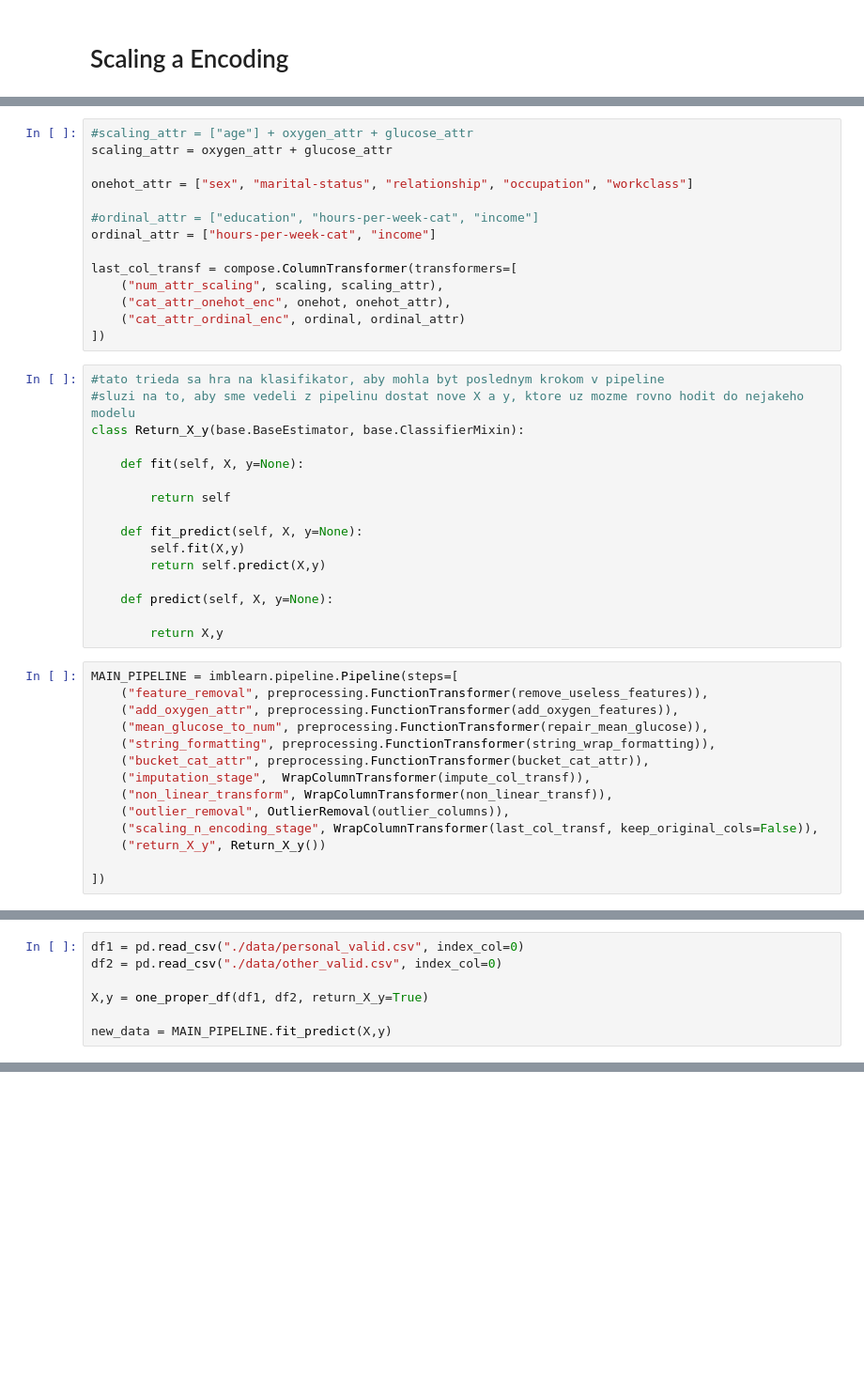
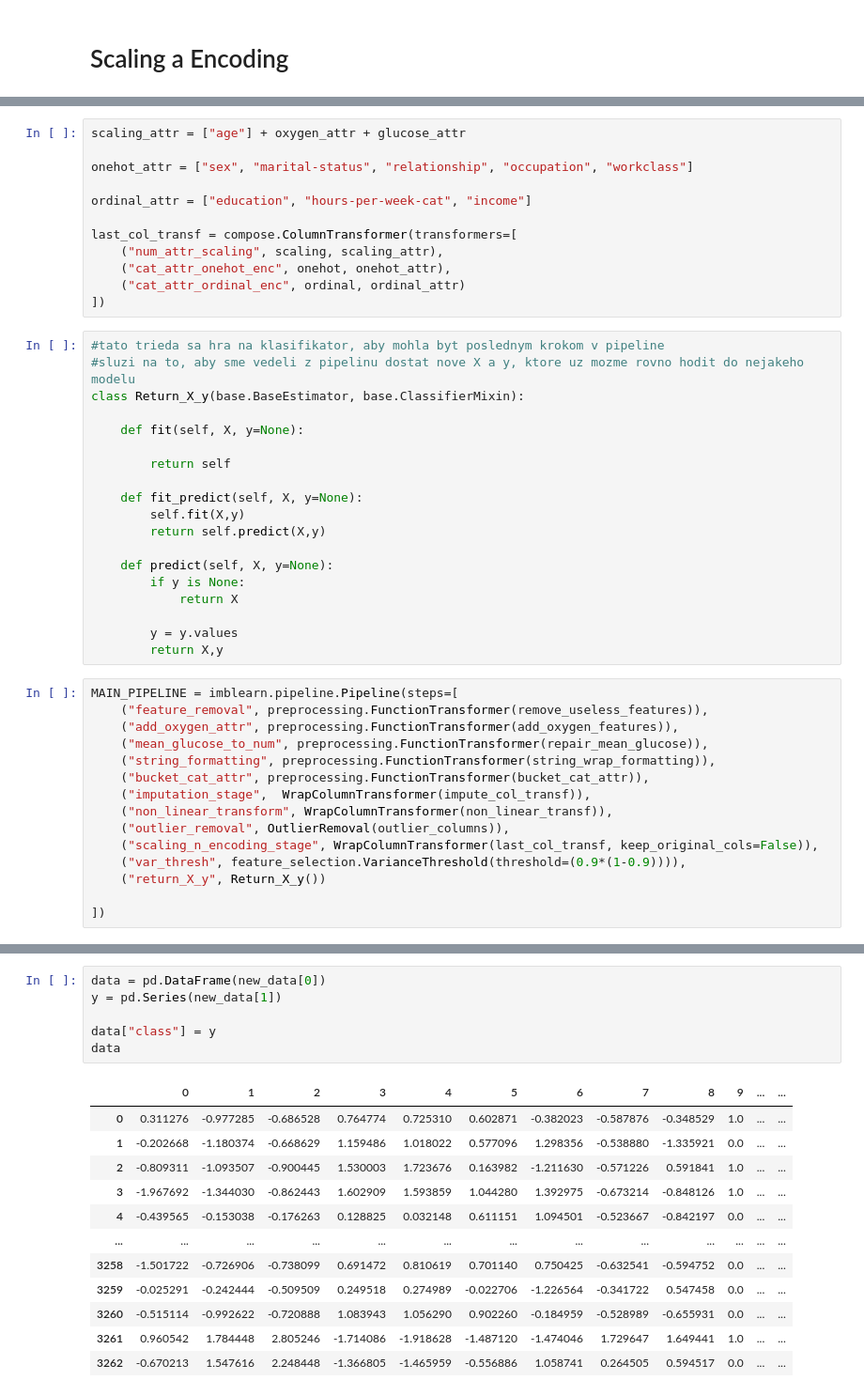
Before and after one commit to MakoHnat/IAU, a Jupyter notebook: Pipeline.ipynb, the cells around one changed output, grey strips where cells are left out. Shown at 94% size. Cells and saved outputs as stored; diff of their text form; blank space fills up the shorter version.

Commit message:
Dokonceny pipeline, este nie su tam obkecy

```diff
--- a/Pipeline.ipynb
+++ b/Pipeline.ipynb
@@ -616,13 +576,11 @@ ordinal = pipeline.Pipeline(steps=[
     ("impute_unknown", impute.SimpleImputer(strategy="most_frequent"))
 ])
 # %%
-#scaling_attr = ["age"] + oxygen_attr + glucose_attr
-scaling_attr = oxygen_attr + glucose_attr
+scaling_attr = ["age"] + oxygen_attr + glucose_attr
 
 onehot_attr = ["sex", "marital-status", "relationship", "occupation", "workclass"]
 
-#ordinal_attr = ["education", "hours-per-week-cat", "income"]
-ordinal_attr = ["hours-per-week-cat", "income"]
+ordinal_attr = ["education", "hours-per-week-cat", "income"]
 
 last_col_transf = compose.ColumnTransformer(transformers=[
     ("num_attr_scaling", scaling, scaling_attr),
@@ -643,7 +601,10 @@ class Return_X_y(base.BaseEstimator, base.ClassifierMixin):
         return self.predict(X,y)
 
     def predict(self, X, y=None):
+        if y is None:
+            return X
 
+        y = y.values
         return X,y
 # %%
 MAIN_PIPELINE = imblearn.pipeline.Pipeline(steps=[
@@ -656,6 +617,7 @@ MAIN_PIPELINE = imblearn.pipeline.Pipeline(steps=[
     ("non_linear_transform", WrapColumnTransformer(non_linear_transf)),
     ("outlier_removal", OutlierRemoval(outlier_columns)),
     ("scaling_n_encoding_stage", WrapColumnTransformer(last_col_transf, keep_original_cols=False)),
+    ("var_thresh", feature_selection.VarianceThreshold(threshold=(0.9*(1-0.9)))),
     ("return_X_y", Return_X_y())
 
 ])
@@ -681,7 +643,0 @@ resample
-# %%
-df1 = pd.read_csv("./data/personal_valid.csv", index_col=0)
-df2 = pd.read_csv("./data/other_valid.csv", index_col=0)
-
-X,y = one_proper_df(df1, df2, return_X_y=True)
-
-new_data = MAIN_PIPELINE.fit_predict(X,y)
@@ -704,0 +654,19 @@ new_data[0].shape
+# %%
+data = pd.DataFrame(new_data[0])
+y = pd.Series(new_data[1])
+
+data["class"] = y
+data
+# %% [output]
+|  | 0 | 1 | 2 | 3 | 4 | 5 | 6 | 7 | 8 | 9 | ... | ... |
+| 0 | 0.311276 | -0.977285 | -0.686528 | 0.764774 | 0.725310 | 0.602871 | -0.382023 | -0.587876 | -0.348529 | 1.0 | ... | ... |
+| 1 | -0.202668 | -1.180374 | -0.668629 | 1.159486 | 1.018022 | 0.577096 | 1.298356 | -0.538880 | -1.335921 | 0.0 | ... | ... |
+| 2 | -0.809311 | -1.093507 | -0.900445 | 1.530003 | 1.723676 | 0.163982 | -1.211630 | -0.571226 | 0.591841 | 1.0 | ... | ... |
+| 3 | -1.967692 | -1.344030 | -0.862443 | 1.602909 | 1.593859 | 1.044280 | 1.392975 | -0.673214 | -0.848126 | 1.0 | ... | ... |
+| 4 | -0.439565 | -0.153038 | -0.176263 | 0.128825 | 0.032148 | 0.611151 | 1.094501 | -0.523667 | -0.842197 | 0.0 | ... | ... |
+| ... | ... | ... | ... | ... | ... | ... | ... | ... | ... | ... | ... | ... |
+| 3258 | -1.501722 | -0.726906 | -0.738099 | 0.691472 | 0.810619 | 0.701140 | 0.750425 | -0.632541 | -0.594752 | 0.0 | ... | ... |
+| 3259 | -0.025291 | -0.242444 | -0.509509 | 0.249518 | 0.274989 | -0.022706 | -1.226564 | -0.341722 | 0.547458 | 0.0 | ... | ... |
+| 3260 | -0.515114 | -0.992622 | -0.720888 | 1.083943 | 1.056290 | 0.902260 | -0.184959 | -0.528989 | -0.655931 | 0.0 | ... | ... |
+| 3261 | 0.960542 | 1.784448 | 2.805246 | -1.714086 | -1.918628 | -1.487120 | -1.474046 | 1.729647 | 1.649441 | 1.0 | ... | ... |
+| 3262 | -0.670213 | 1.547616 | 2.248448 | -1.366805 | -1.465959 | -0.556886 | 1.058741 | 0.264505 | 0.594517 | 0.0 | ... | ... |
```
Also changed, not shown: parts of 21 cells of this notebook, 1 other file.
